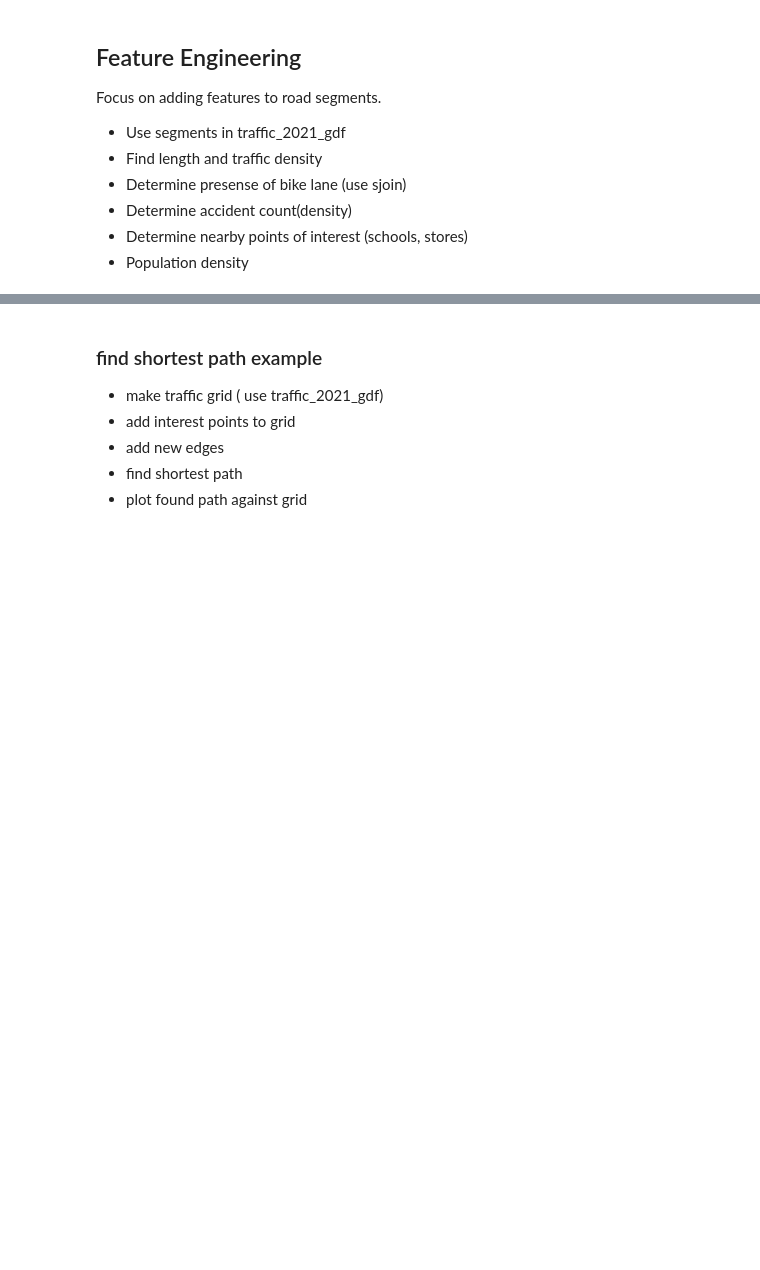
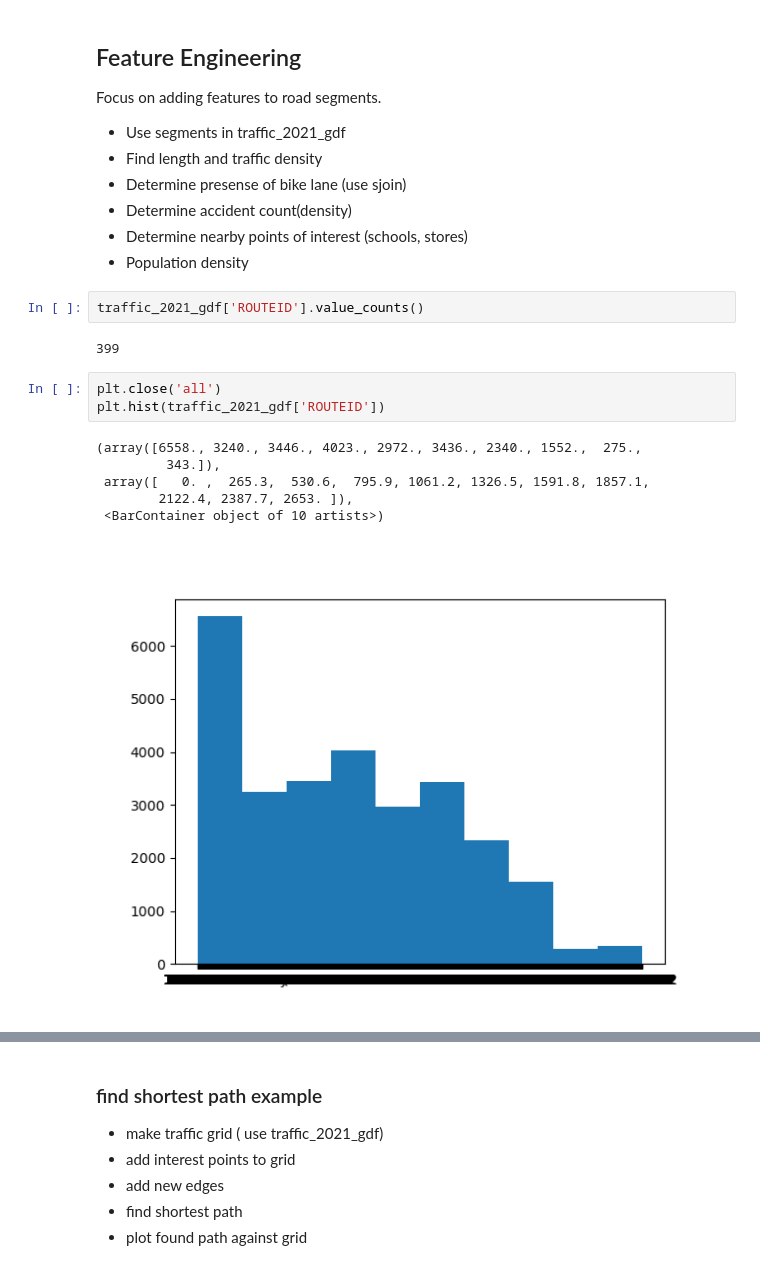
Before and after one commit to carlgran/DC-road-expansion-study, a Jupyter notebook: DC_T_env.ipynb, the cells around one changed output, grey strips where cells are left out. Drawn from its saved outputs; the diff is of its cells as text; blank space fills up the shorter version.

```diff
--- a/DC_T_env.ipynb
+++ b/DC_T_env.ipynb
@@ -151,6 +153,20 @@ Focus on adding features to road segments.
 - Determine accident count(density)
 - Determine nearby points of interest (schools, stores)
 - Population density
+# %%
+traffic_2021_gdf['ROUTEID'].value_counts()
+# %% [output]
+399
+# %%
+plt.close('all')
+plt.hist(traffic_2021_gdf['ROUTEID'])
+# %% [output]
+(array([6558., 3240., 3446., 4023., 2972., 3436., 2340., 1552.,  275.,
+         343.]),
+ array([   0. ,  265.3,  530.6,  795.9, 1061.2, 1326.5, 1591.8, 1857.1,
+        2122.4, 2387.7, 2653. ]),
+ <BarContainer object of 10 artists>)
+[figure, added]
 # %%
 census_2020_gdf['PDENSITY']=census_2020_gdf['P0010001']/census_2020_gdf['ALAND']
 census_2020_gdf['ALAND']
```
Also changed, not shown: parts of 8 cells of this notebook.
